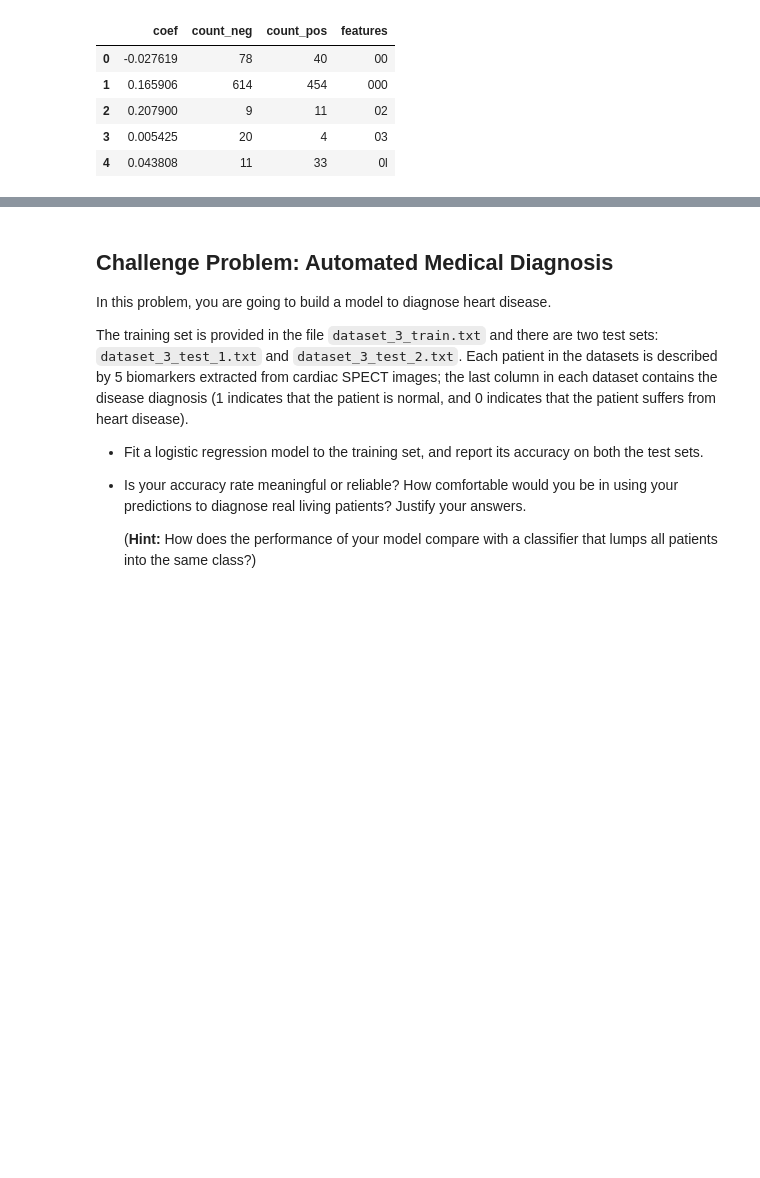
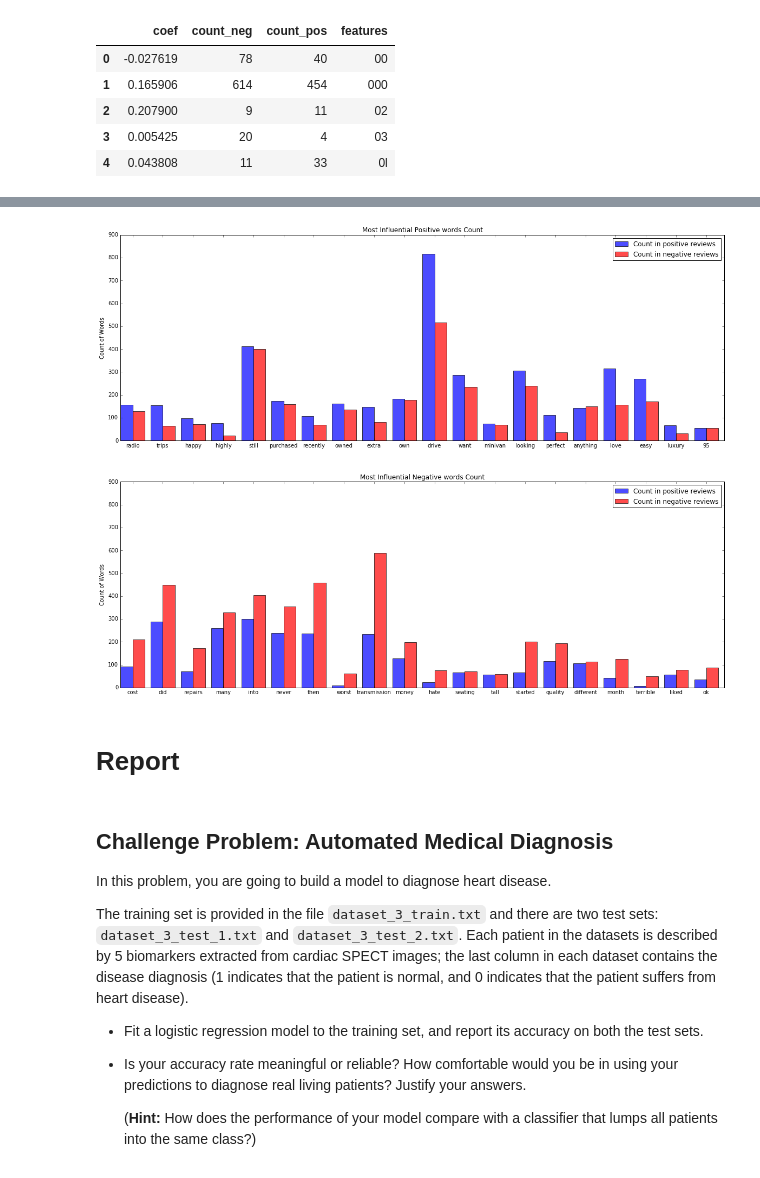
Before and after one commit to alokkshukla/cs109-2, a Jupyter notebook: HW5/Bassily_Hany_cse109a_HW5.ipynb, the cells around one changed output, grey strips where cells are left out. Drawn from its saved outputs; the diff is of its cells as text; code cells hidden in the pictures; blank space fills up the shorter version.

```diff
--- a/HW5/Bassily_Hany_cse109a_HW5.ipynb
+++ b/HW5/Bassily_Hany_cse109a_HW5.ipynb
@@ -907,0 +986,9 @@ u'we'
+# %%
+# Sort the Negative features
+# --------------------------
+
+# Data frame ordered by the order of features influence in negative review
+feat_neg = features_raw.sort_values(by='coef', ascending=1).iloc[:N]
+
+# printout of the ordered features
+feat_neg
@@ -908,3 +1013,50 @@ u'we'
+# %%
+# Visualization
+# -------------
+
+# initialize the figure
+fig = plt.figure(figsize = (20, 15))
+
+# specify the span and width of the bars
+ind = np.arange(N)
+width = 0.4
+
+# initiate the first plot
+ax1 = fig.add_subplot(211)
+
+# Draw the bar chart
+rect1 = ax1.bar(ind, feat_pos['count_pos'].values , width, color = 'b' , alpha = 0.7)
+rect2 = ax1.bar(ind + width ,  feat_pos['count_neg'].values , width , color ='r', alpha = 0.7)
+
+# Annotate the graph
+ax1.set_ylim([0,900])
+ax1.set_ylabel('Count of Words')
+ax1.set_title('Most Influential Positive words Count')
+ax1.set_xticks(ind + width)
+ax1.set_xticklabels((feat_pos['features'].values))
+ax1.legend((rect1[0], rect2[0]), ('Count in positive reviews', 'Count in negative reviews'))
+
+# Initiate the second graph
+ax2 = fig.add_subplot(212)
+
+# Draw the bar chart
+rect1 = ax2.bar(ind, feat_neg['count_pos'].values , width, color = 'b' , alpha = 0.7)
+rect2 = ax2.bar(ind + width ,  feat_neg['count_neg'].values , width , color ='r', alpha = 0.7)
+
+# Annotate the graph
+ax2.set_ylim([0,900])
+ax2.set_ylabel('Count of Words')
+ax2.set_title('Most Influential Negative words Count')
+ax2.set_xticks(ind + width)
+ax2.set_xticklabels((feat_neg['features'].values))
+ax2.legend((rect1[0], rect2[0]), ('Count in positive reviews', 'Count in negative reviews'))
+
+
+plt.show()
+# %% [output]
+[figure, added]
+# %% [markdown]
+# Report
 # %% [markdown]
 ## Challenge Problem: Automated Medical Diagnosis
 
```
Also changed, not shown: parts of 17 cells of this notebook.
